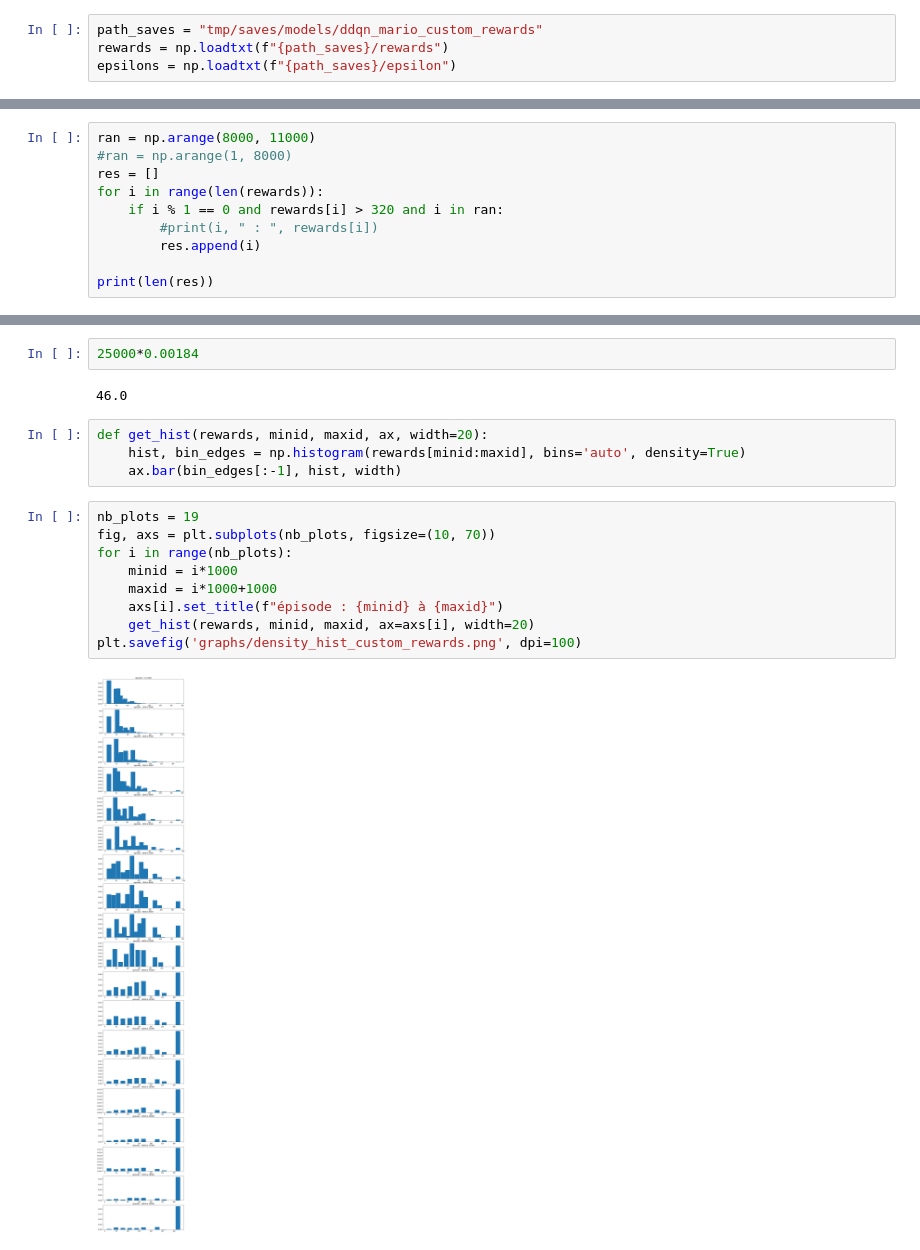
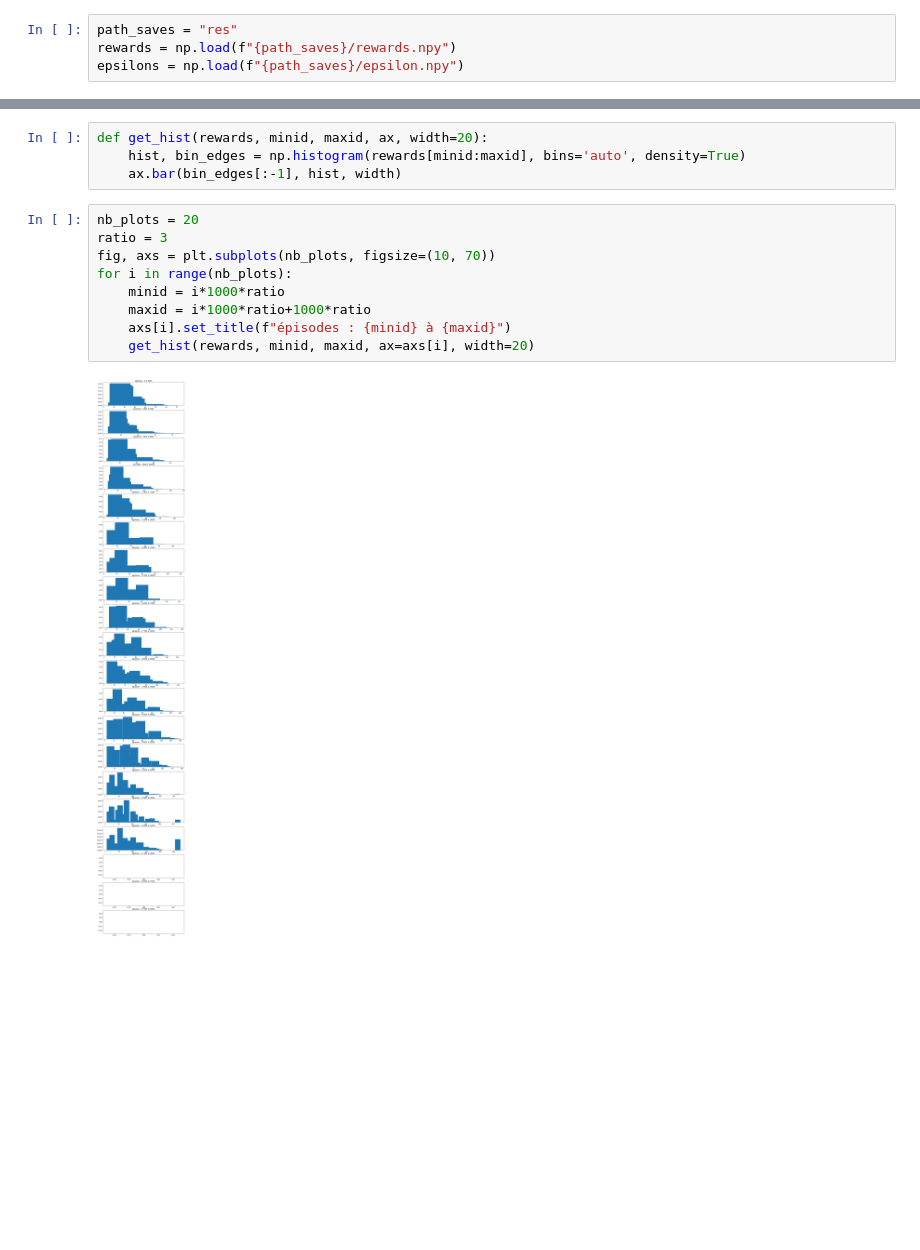
Before and after one commit to Seladus/ml-mario-qlearning, a Jupyter notebook: learning_plots.ipynb, the cells around one changed output, grey strips where cells are left out. Cells and saved outputs as stored; diff of their text form; blank space fills up the shorter version.

Commit message:
Maj visualisation & ajout jupyter lab aux dépendances de dev

```diff
--- a/learning_plots.ipynb
+++ b/learning_plots.ipynb
@@ -7,8 +3,8 @@ import timeit
 import matplotlib.pyplot as plt
 # %%
-path_saves = "tmp/saves/models/ddqn_mario_custom_rewards"
-rewards = np.loadtxt(f"{path_saves}/rewards")
-epsilons = np.loadtxt(f"{path_saves}/epsilon")
+path_saves = "res"
+rewards = np.load(f"{path_saves}/rewards.npy")
+epsilons = np.load(f"{path_saves}/epsilon.npy")
 # %%
 rewards.shape, epsilons.shape
 # %% [output]
@@ -51,10 +43,0 @@ epsilons[-1]
-# %%
-ran = np.arange(8000, 11000)
-#ran = np.arange(1, 8000)
-res = []
-for i in range(len(rewards)):
-    if i % 1 == 0 and rewards[i] > 320 and i in ran:
-        #print(i, " : ", rewards[i])
-        res.append(i)
-
-print(len(res))
@@ -67,19 +44,15 @@ print(len(res))
-# %%
-25000*0.00184
-# %% [output]
-46.0
 # %%
 def get_hist(rewards, minid, maxid, ax, width=20):
     hist, bin_edges = np.histogram(rewards[minid:maxid], bins='auto', density=True)
     ax.bar(bin_edges[:-1], hist, width)
 # %%
-nb_plots = 19
+nb_plots = 20
+ratio = 3
 fig, axs = plt.subplots(nb_plots, figsize=(10, 70))
 for i in range(nb_plots):
-    minid = i*1000
-    maxid = i*1000+1000
-    axs[i].set_title(f"épisode : {minid} à {maxid}")
+    minid = i*1000*ratio
+    maxid = i*1000*ratio+1000*ratio
+    axs[i].set_title(f"épisodes : {minid} à {maxid}")
     get_hist(rewards, minid, maxid, ax=axs[i], width=20)
-plt.savefig('graphs/density_hist_custom_rewards.png', dpi=100)
 # %% [output]
-[figure, old version]
+[figure, new version]
```
Also changed, not shown: parts of 8 cells of this notebook, 2 other files.
